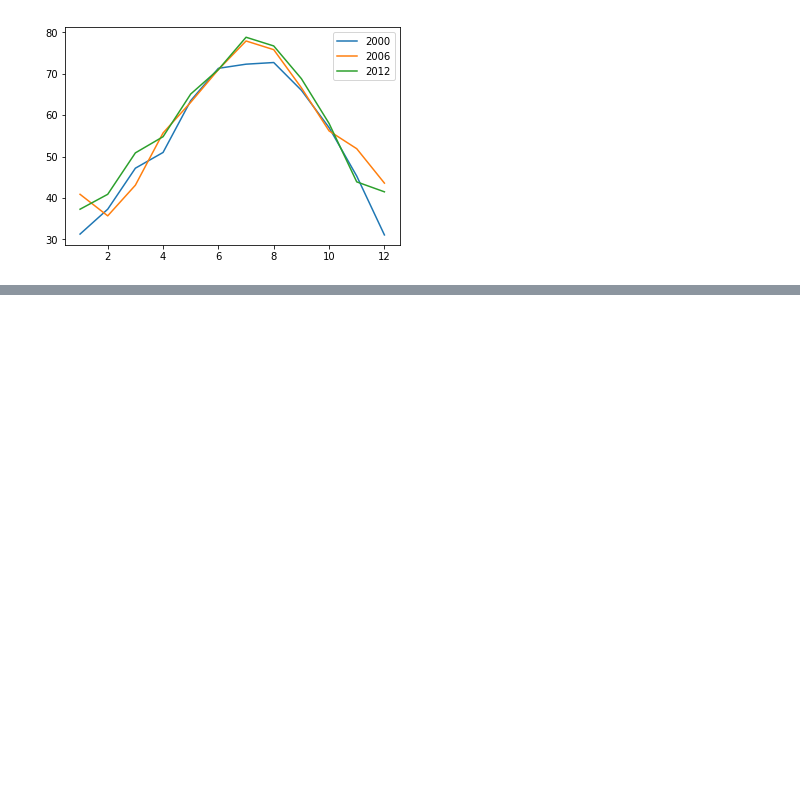
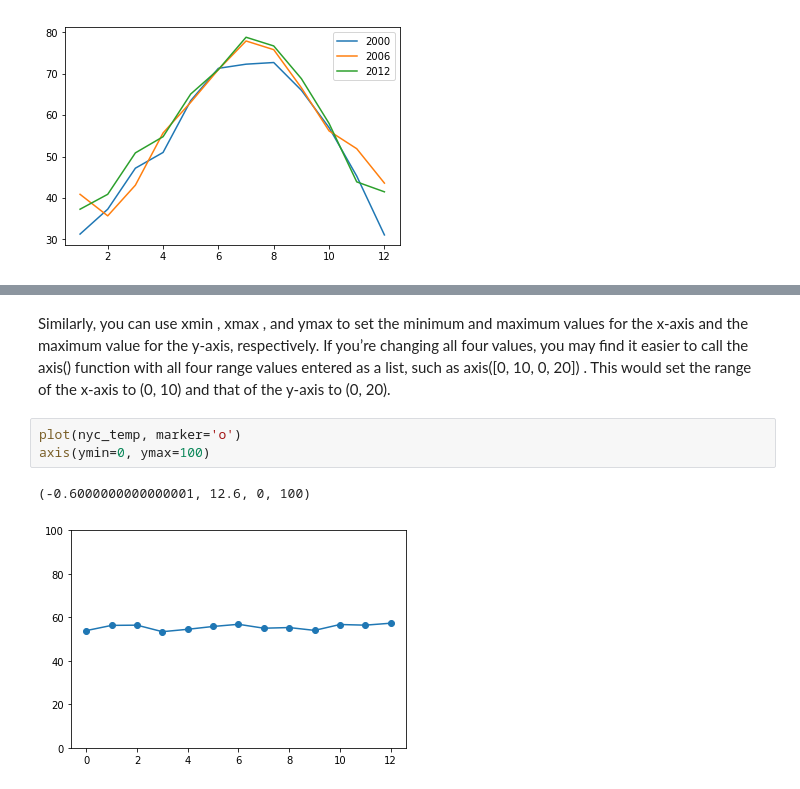
Before and after one commit to jedoyt/math-notes-using-python, a Jupyter notebook: Notebooks/ch02 - Visualizing Data with Graphs.ipynb, the cells around one changed output, grey strips where cells are left out. Drawn from its saved outputs; the diff is of its cells as text; blank space fills up the shorter version.

```diff
--- a/Notebooks/ch02 - Visualizing Data with Graphs.ipynb
+++ b/Notebooks/ch02 - Visualizing Data with Graphs.ipynb
@@ -135,0 +179,8 @@ legend([2000,2006,2012])
+# %% [markdown]
+Similarly, you can use xmin , xmax , and ymax to set the minimum and maximum values for the x-axis and the maximum value for the y-axis, respectively. If you’re changing all four values, you may find it easier to call the axis() function with all four range values entered as a list, such as axis([0, 10, 0, 20]) . This would set the range of the x-axis to (0, 10) and that of the y-axis to (0, 20).
+# %%
+plot(nyc_temp, marker='o')
+axis(ymin=0, ymax=100)
+# %% [output]
+(-0.6000000000000001, 12.6, 0, 100)
+[figure, added]
```
Also changed, not shown: parts of 16 cells of this notebook, 1 other file.
